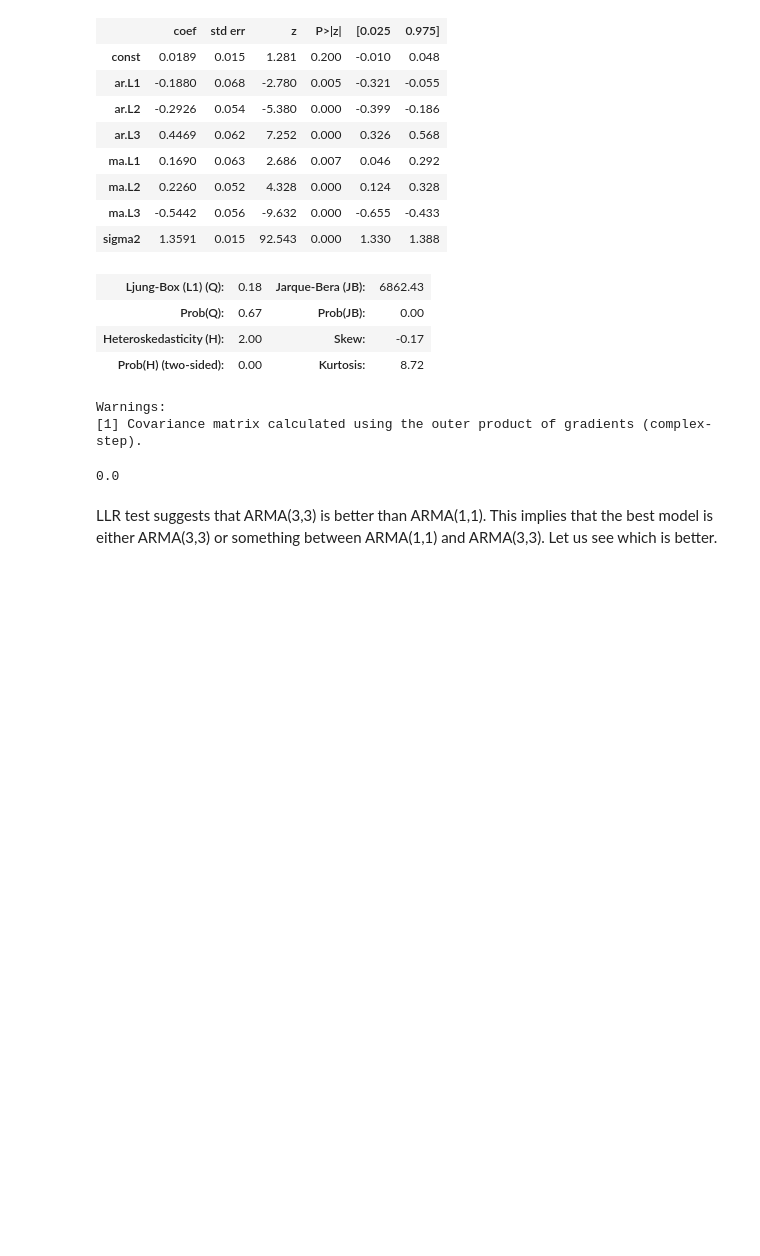
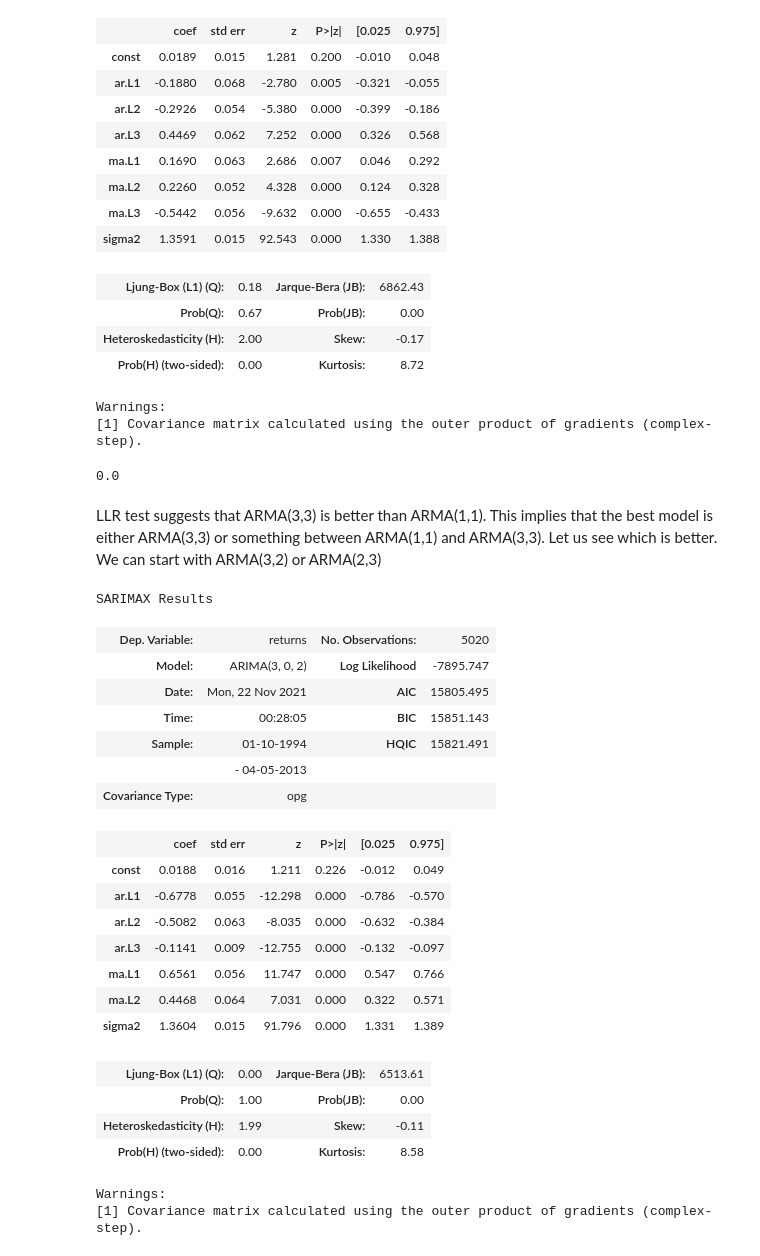
Before and after one commit to satyajitghosh/TimeSeriesAnalysis, a Jupyter notebook: DataRangerCourse/TS_lecture4.ipynb, the cells around one changed output. Saved outputs shown, nothing was run; the diff lists cells and outputs as text; code cells hidden in the pictures; blank space fills up the shorter version.

```diff
--- a/DataRangerCourse/TS_lecture4.ipynb
+++ b/DataRangerCourse/TS_lecture4.ipynb
@@ -531,4 +531,31 @@ LLR_test(model_ret_ar_1_ma_1,model_ret_ar_3_ma_3,DF=4)
 # %% [output]
 0.0
 # %% [markdown]
-LLR test suggests that ARMA(3,3) is better than ARMA(1,1). This implies that the best model is either ARMA(3,3) or something between ARMA(1,1) and ARMA(3,3). Let us see which is better.
+LLR test suggests that ARMA(3,3) is better than ARMA(1,1). This implies that the best model is either ARMA(3,3) or something between ARMA(1,1) and ARMA(3,3). Let us see which is better. We can start with ARMA(3,2) or ARMA(2,3)
+# %%
+model_ret_ar_3_ma_2 = ARIMA(df.returns[1:],order=(3,0,2))
+results_ret_ar_3_ma_2 = model_ret_ar_3_ma_2.fit()
+results_ret_ar_3_ma_2.summary()
+# %% [output]
+SARIMAX Results
+| Dep. Variable: | returns | No. Observations: | 5020 |
+| Model: | ARIMA(3, 0, 2) | Log Likelihood | -7895.747 |
+| Date: | Mon, 22 Nov 2021 | AIC | 15805.495 |
+| Time: | 00:28:05 | BIC | 15851.143 |
+| Sample: | 01-10-1994 | HQIC | 15821.491 |
+|  | - 04-05-2013 |  |  |
+| Covariance Type: | opg |  |  |
+|  | coef | std err | z | P>|z| | [0.025 | 0.975] |
+| const | 0.0188 | 0.016 | 1.211 | 0.226 | -0.012 | 0.049 |
+| ar.L1 | -0.6778 | 0.055 | -12.298 | 0.000 | -0.786 | -0.570 |
+| ar.L2 | -0.5082 | 0.063 | -8.035 | 0.000 | -0.632 | -0.384 |
+| ar.L3 | -0.1141 | 0.009 | -12.755 | 0.000 | -0.132 | -0.097 |
+| ma.L1 | 0.6561 | 0.056 | 11.747 | 0.000 | 0.547 | 0.766 |
+| ma.L2 | 0.4468 | 0.064 | 7.031 | 0.000 | 0.322 | 0.571 |
+| sigma2 | 1.3604 | 0.015 | 91.796 | 0.000 | 1.331 | 1.389 |
+| Ljung-Box (L1) (Q): | 0.00 | Jarque-Bera (JB): | 6513.61 |
+| Prob(Q): | 1.00 | Prob(JB): | 0.00 |
+| Heteroskedasticity (H): | 1.99 | Skew: | -0.11 |
+| Prob(H) (two-sided): | 0.00 | Kurtosis: | 8.58 |
+Warnings:
+[1] Covariance matrix calculated using the outer product of gradients (complex-step).
```
Also changed, not shown: parts of 26 cells of this notebook.
